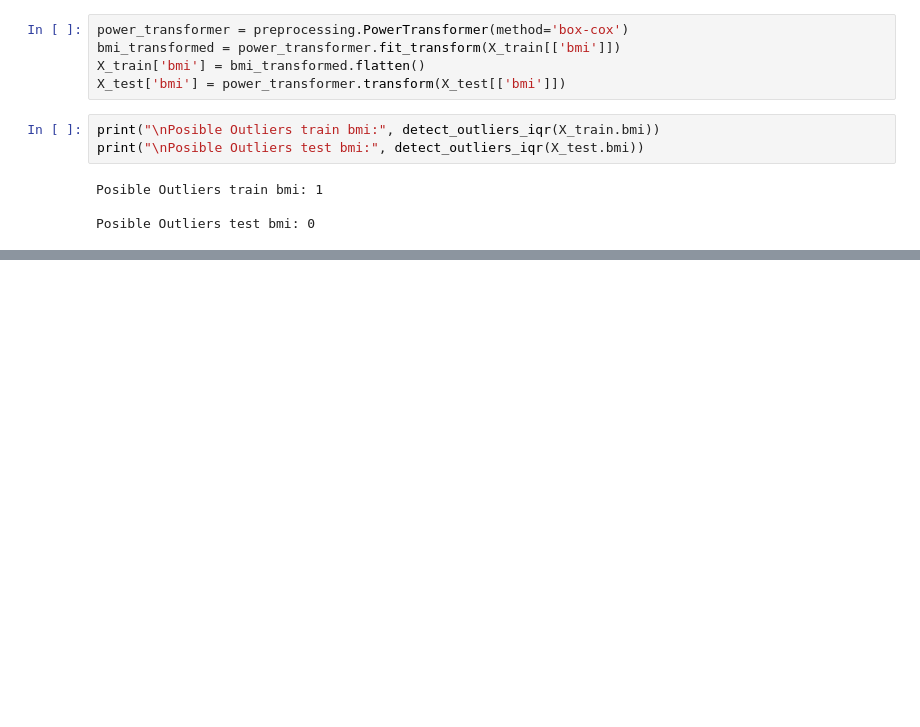
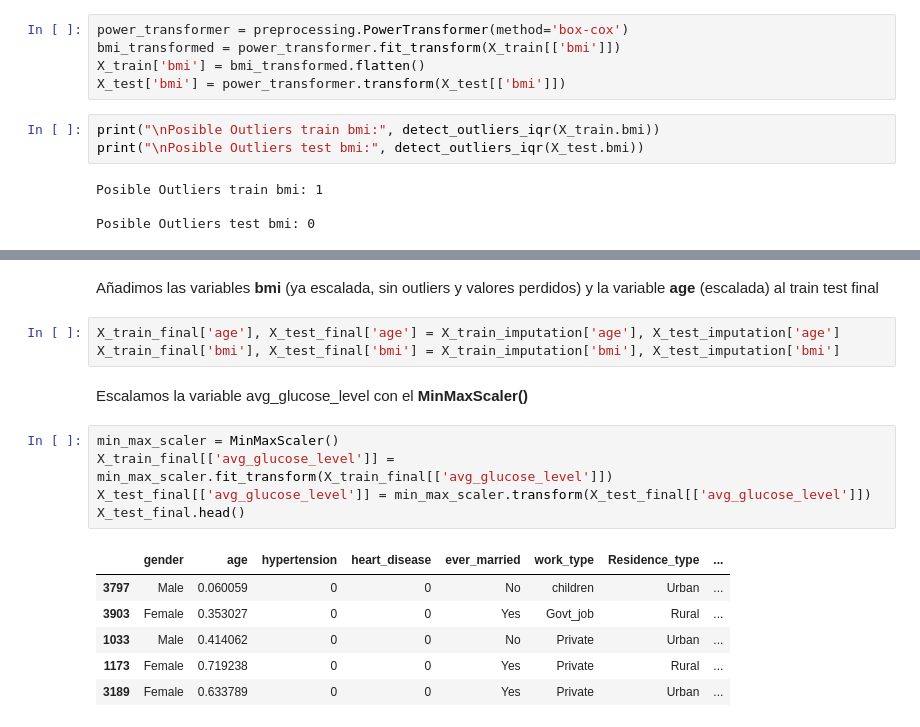
Before and after one commit to sumitkumarjethani/Stroke-Prediction, a Jupyter notebook: outlier-missing-treatment.ipynb, the cells around one changed output, grey strips where cells are left out. Saved outputs shown, nothing was run; the diff lists cells and outputs as text; blank space fills up the shorter version.

```diff
--- a/outlier-missing-treatment.ipynb
+++ b/outlier-missing-treatment.ipynb
@@ -112,0 +253,19 @@ Posible Outliers test bmi: 0
+# %% [markdown]
+Añadimos las variables **bmi** (ya escalada, sin outliers y valores perdidos) y la variable **age** (escalada) al train test final
+# %%
+X_train_final['age'], X_test_final['age'] = X_train_imputation['age'], X_test_imputation['age']
+X_train_final['bmi'], X_test_final['bmi'] = X_train_imputation['bmi'], X_test_imputation['bmi']
+# %% [markdown]
+Escalamos la variable avg_glucose_level con el **MinMaxScaler()**
+# %%
+min_max_scaler = MinMaxScaler()
+X_train_final[['avg_glucose_level']] = min_max_scaler.fit_transform(X_train_final[['avg_glucose_level']])
+X_test_final[['avg_glucose_level']] = min_max_scaler.transform(X_test_final[['avg_glucose_level']])
+X_test_final.head()
+# %% [output]
+|  | gender | age | hypertension | heart_disease | ever_married | work_type | Residence_type | ... |
+| 3797 | Male | 0.060059 | 0 | 0 | No | children | Urban | ... |
+| 3903 | Female | 0.353027 | 0 | 0 | Yes | Govt_job | Rural | ... |
+| 1033 | Male | 0.414062 | 0 | 0 | No | Private | Urban | ... |
+| 1173 | Female | 0.719238 | 0 | 0 | Yes | Private | Rural | ... |
+| 3189 | Female | 0.633789 | 0 | 0 | Yes | Private | Urban | ... |
```
Also changed, not shown: parts of 25 cells of this notebook.
